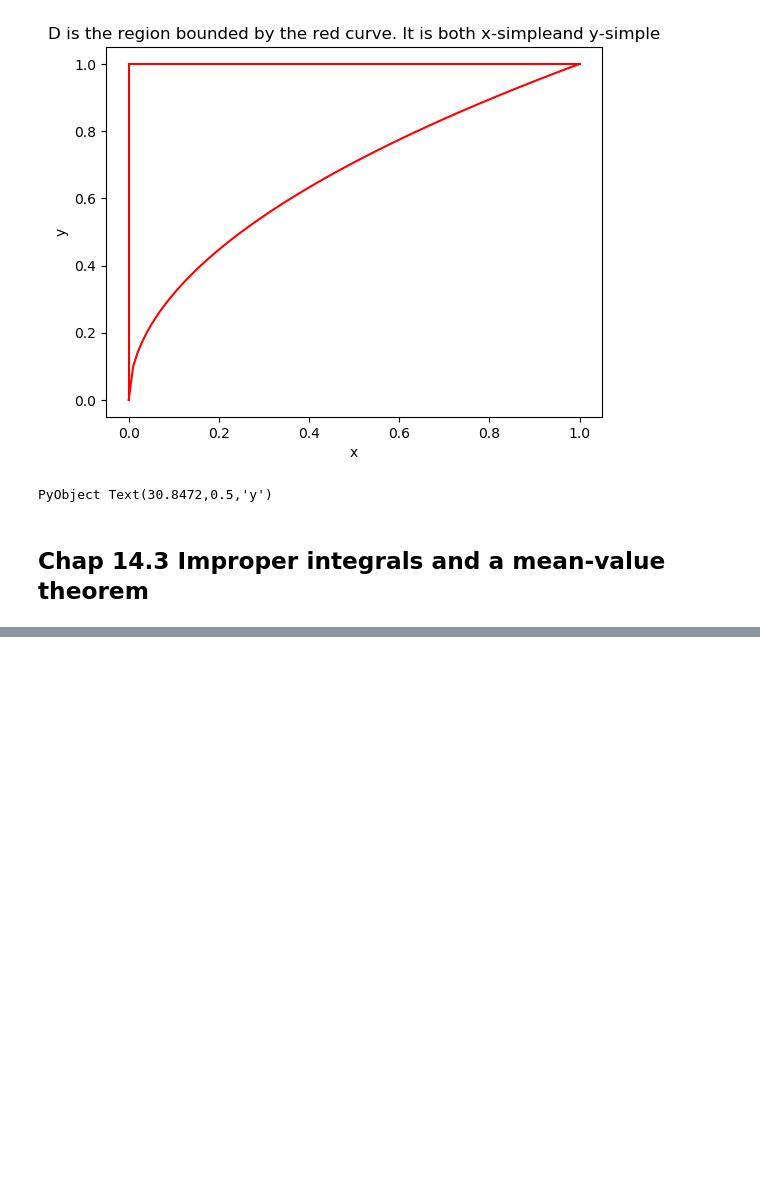
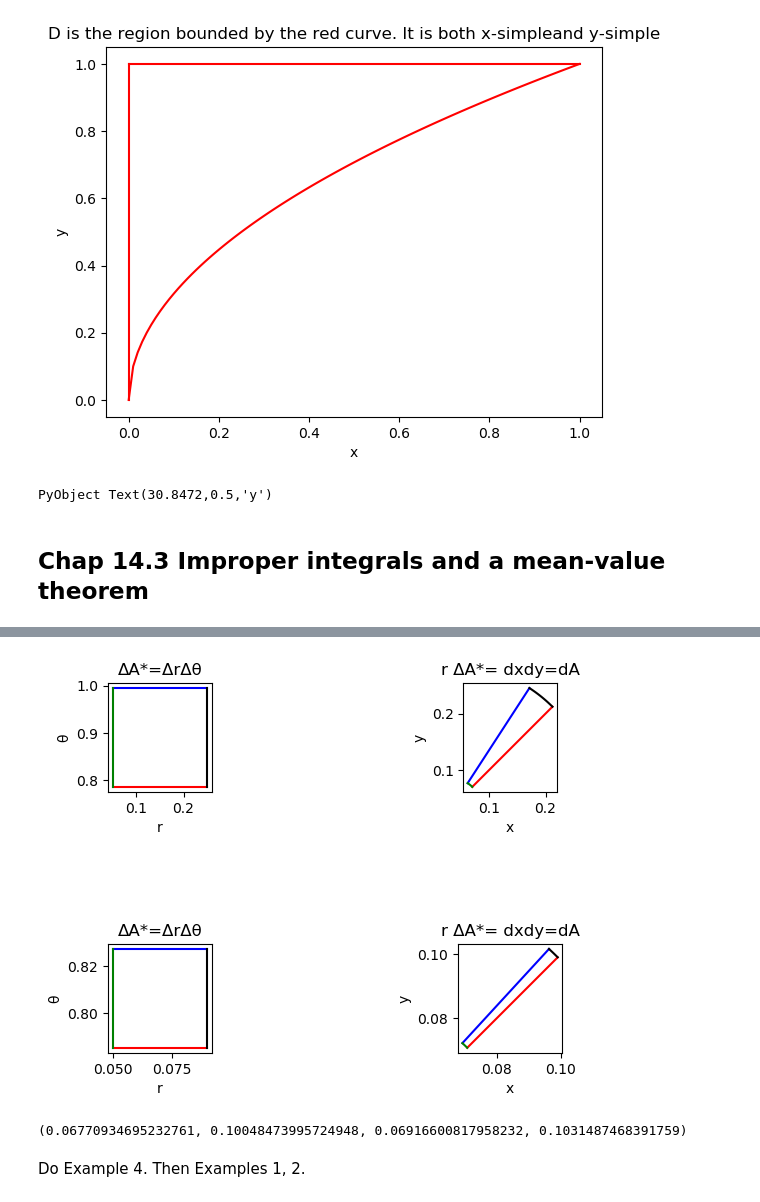
Before and after one commit to mosri/SF1626-2018, a Jupyter notebook: SF1626_Chap14_highlight.ipynb, the cells around one changed output, grey strips where cells are left out. Saved outputs shown, nothing was run; the diff lists cells and outputs as text; code cells hidden in the pictures; blank space fills up the shorter version.

```diff
--- a/SF1626_Chap14_highlight.ipynb
+++ b/SF1626_Chap14_highlight.ipynb
@@ -238,0 +269,75 @@ Do Example 4.
+# %%
+t=range(0, stop=1, length=101)
+One =ones(size(t))
+
+r0, Δr, θ0, Δθ = 0.05, 0.2, π/4, π/15
+#a more "infimitesimal version
+#r0, Δr, θ0, Δθ = 0.05, 0.04, π/4, π/65
+
+Rt=r0 .+ Δr .* t
+r=r0 .* One
+
+Tt= θ0 .+ Δθ .* t
+
+subplot(3,3,1)
+plot( Rt,               θ0 .* One , "r" )
+plot( Rt,               (θ0+Δθ) .* One, "b" )
+plot( r0 .* One,        Tt      , "g" )
+plot( (r0 + Δr) .* One, Tt, "k" )
+xlabel("r"); ylabel("θ")
+axis("image")
+title("ΔA*=ΔrΔθ")
+
+subplot(3,3,3)
+
+x0, y0=r0*cos(θ0), r0*sin(θ0)
+
+plot( x0 .+ Rt.*cos(θ0), y0 .+ Rt.*sin(θ0), "r" )
+plot( x0 .+ Rt.*cos(θ0+Δθ), y0 .+ Rt.*sin(θ0+Δθ), "b" )
+
+plot( x0 .+ r0.*cos.(Tt), y0 .+ r0.*sin.(Tt), "g" )
+plot( x0 .+ (r0+Δr).*cos.(Tt), y0 .+ (r0+Δr).*sin.(Tt), "k" )
+xlabel("x"); ylabel("y")
+title("r ΔA*= dxdy=dA")
+
+
+
+axis("image")
+
+#a more "infimitesimal version
+r0, Δr, θ0, Δθ = 0.05, 0.04, π/4, π/75
+
+Rt=r0 .+ Δr .* t
+r=r0 .* One
+
+Tt= θ0 .+ Δθ .* t
+
+subplot(3,3,7)
+plot( Rt,               θ0 .* One , "r" )
+plot( Rt,               (θ0+Δθ) .* One, "b" )
+plot( r0 .* One,        Tt      , "g" )
+plot( (r0 + Δr) .* One, Tt, "k" )
+xlabel("r"); ylabel("θ")
+axis("image")
+title("ΔA*=ΔrΔθ")
+
+subplot(3,3,9)
+
+x0, y0=r0*cos(θ0), r0*sin(θ0)
+
+plot( x0 .+ Rt.*cos(θ0), y0 .+ Rt.*sin(θ0), "r" )
+plot( x0 .+ Rt.*cos(θ0+Δθ), y0 .+ Rt.*sin(θ0+Δθ), "b" )
+
+plot( x0 .+ r0.*cos.(Tt), y0 .+ r0.*sin.(Tt), "g" )
+plot( x0 .+ (r0+Δr).*cos.(Tt), y0 .+ (r0+Δr).*sin.(Tt), "k" )
+xlabel("x"); ylabel("y")
+title("r ΔA*= dxdy=dA")
+
+
+
+axis("image")
+# %% [output]
+[figure, added]
+(0.06770934695232761, 0.10048473995724948, 0.06916600817958232, 0.1031487468391759)
+# %% [markdown]
+Do Example 4. Then Examples 1, 2.
```
Also changed, not shown: parts of 13 cells of this notebook.
